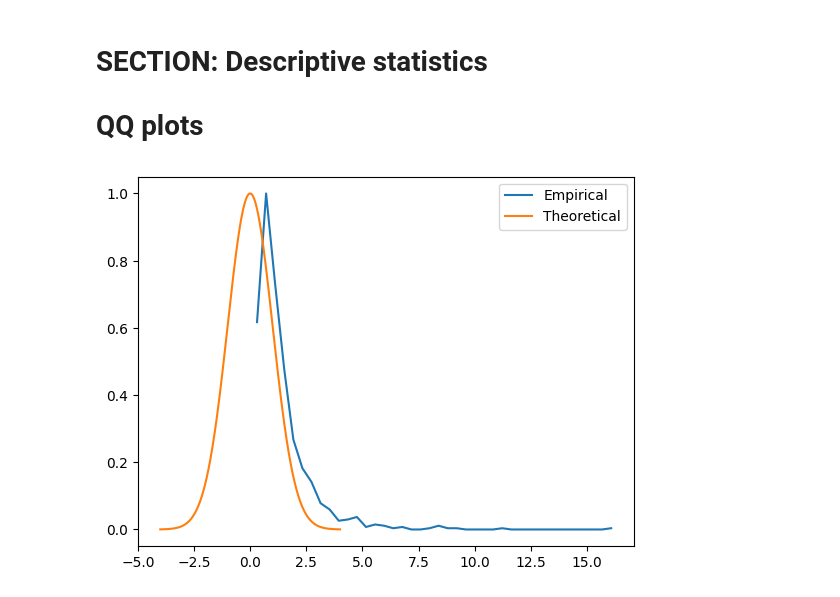
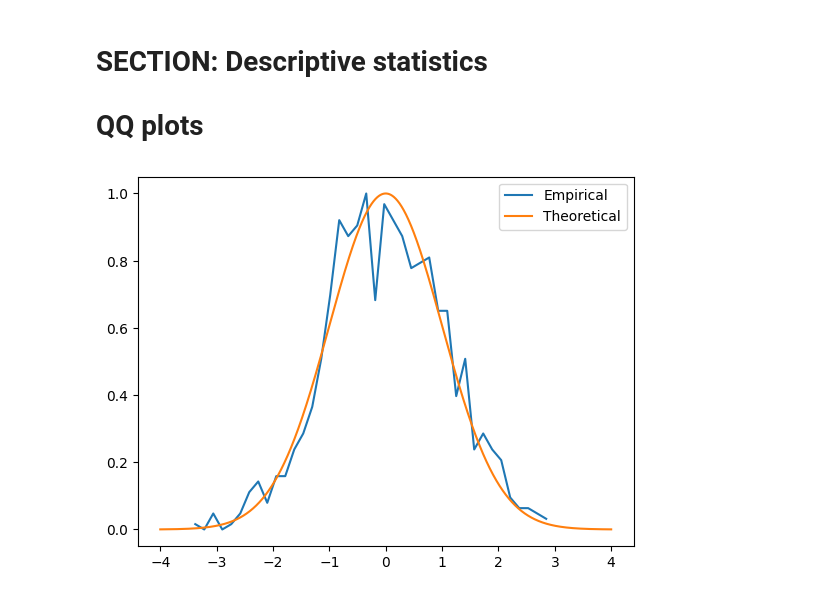
Before and after one commit to SiracencoSerghei/Statistics_and_ML, a Jupyter notebook: 2.2_descriptives/stats_descriptives_QQ.ipynb, the cells around one changed output. Drawn from its saved outputs; the diff is of its cells as text; code cells hidden in the pictures.

Commit message:
QQ plot2

```diff
--- a/2.2_descriptives/stats_descriptives_QQ.ipynb
+++ b/2.2_descriptives/stats_descriptives_QQ.ipynb
@@ -11,25 +11,25 @@ import scipy.stats as stats
 # %%
 ## generate data
 
 n    = 1000
 # variant1
-# data = np.random.randn(n)
+data = np.random.randn(n)
 # variant2
-data = np.exp( np.random.randn(n)*.8 ) # log-norm distribution
+# data = np.exp( np.random.randn(n)*.8 ) # log-norm distribution
 
 # theoretical normal distribution given N
 x = np.linspace(-4,4,10001)
 theonorm = stats.norm.pdf(x)
 theonorm = theonorm/max(theonorm)
 
 # plot histograms on top of each other
 yy,xx = np.histogram(data,40)
 yy = yy/max(yy)
 xx = (xx[:-1]+xx[1:])/2
 
 plt.plot(xx,yy,label='Empirical')
 plt.plot(x,theonorm,label='Theoretical')
 plt.legend()
 plt.show()
 # %% [output]
-[figure, old version]
+[figure, new version]
```
Also changed, not shown: parts of 4 cells of this notebook.
